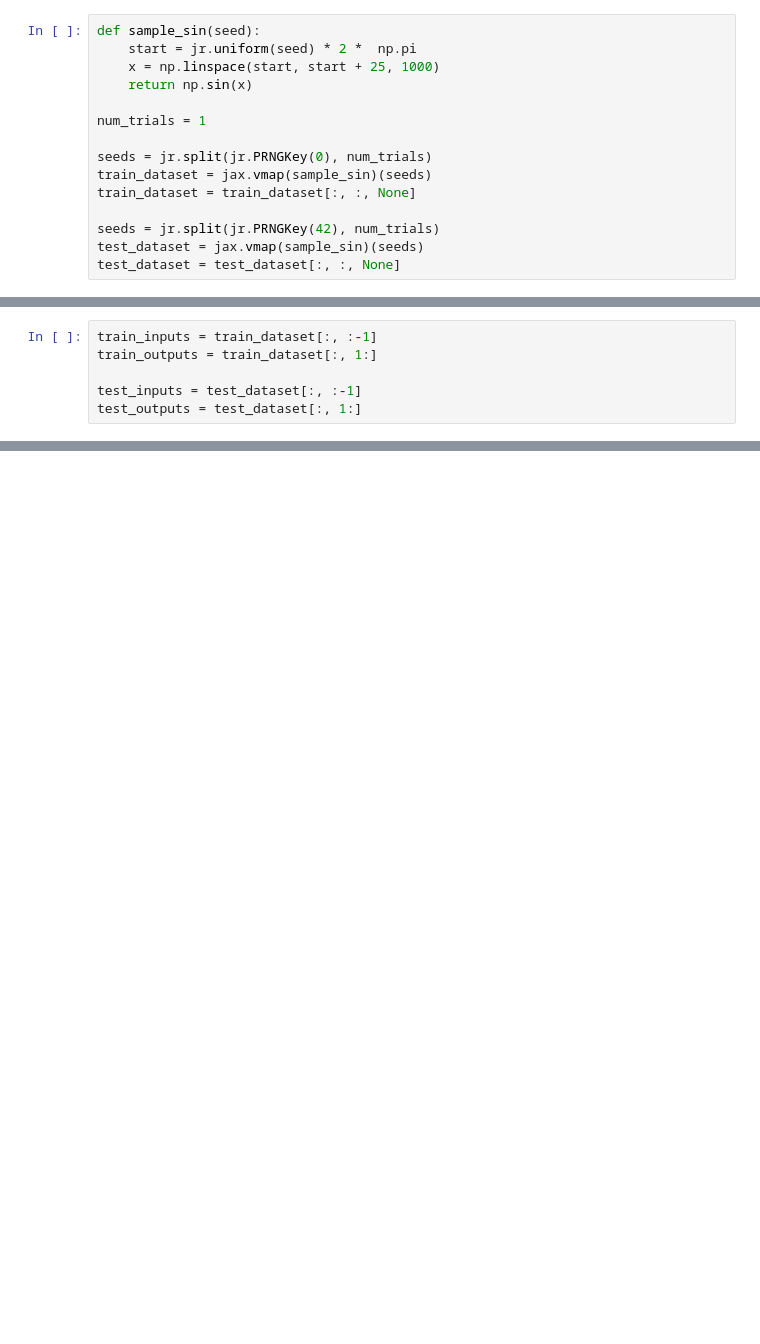
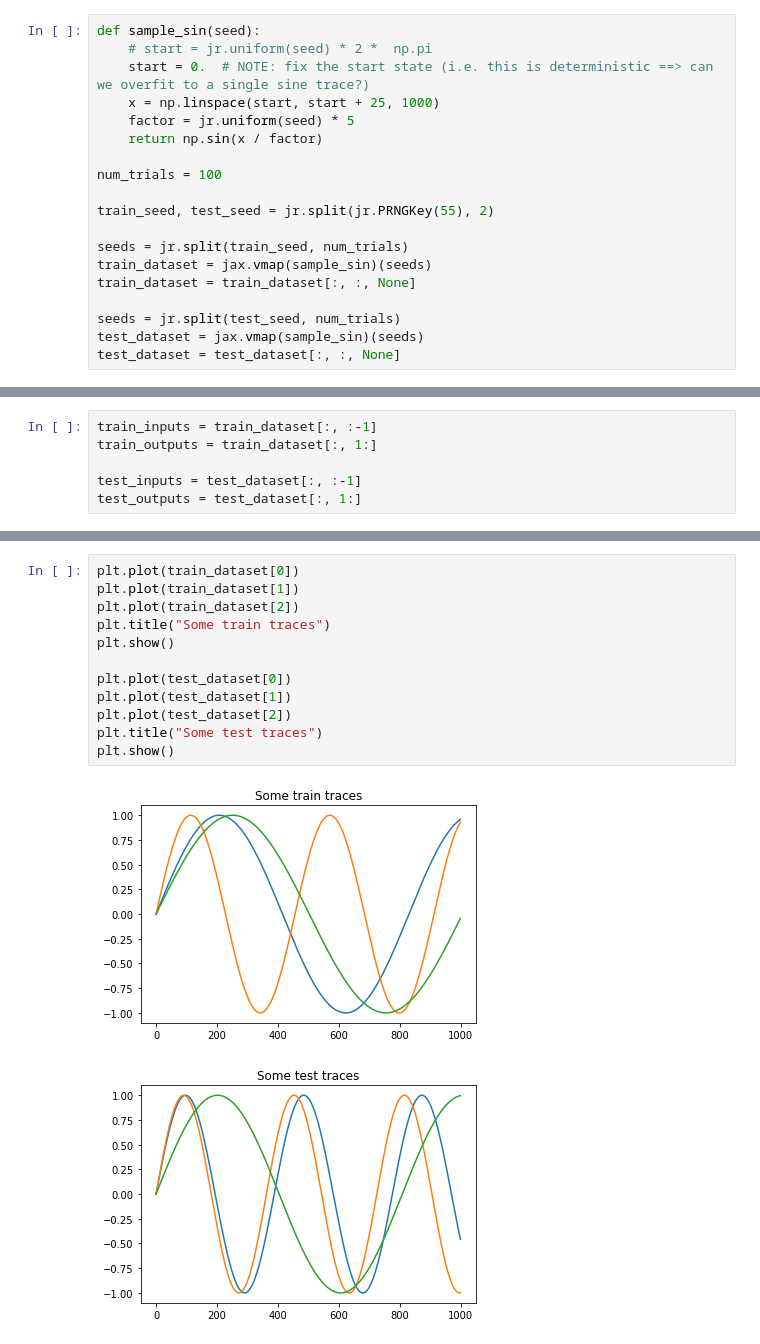
Before and after one commit to lindermanlab/ssm-jax, a Jupyter notebook: notebooks/scratch/rnn.ipynb, the cells around one changed output, grey strips where cells are left out. Cells and saved outputs as stored; diff of their text form; blank space fills up the shorter version.

```diff
--- a/notebooks/scratch/rnn.ipynb
+++ b/notebooks/scratch/rnn.ipynb
@@ -225,16 +179,20 @@ plt.show()
 ### On second thought, how about we try a sine function first?
 # %%
 def sample_sin(seed):
-    start = jr.uniform(seed) * 2 *  np.pi
+    # start = jr.uniform(seed) * 2 *  np.pi
+    start = 0.  # NOTE: fix the start state (i.e. this is deterministic ==> can we overfit to a single sine trace?)
     x = np.linspace(start, start + 25, 1000)
-    return np.sin(x)
+    factor = jr.uniform(seed) * 5
+    return np.sin(x / factor)
 
-num_trials = 1
+num_trials = 100
 
-seeds = jr.split(jr.PRNGKey(0), num_trials)
+train_seed, test_seed = jr.split(jr.PRNGKey(55), 2)
+
+seeds = jr.split(train_seed, num_trials)
 train_dataset = jax.vmap(sample_sin)(seeds)
 train_dataset = train_dataset[:, :, None]
 
-seeds = jr.split(jr.PRNGKey(42), num_trials)
+seeds = jr.split(test_seed, num_trials)
 test_dataset = jax.vmap(sample_sin)(seeds)
 test_dataset = test_dataset[:, :, None]
@@ -344,0 +210,15 @@ WARNING:matplotlib.legend:No handles with labels found to put in legend.
+# %%
+plt.plot(train_dataset[0])
+plt.plot(train_dataset[1])
+plt.plot(train_dataset[2])
+plt.title("Some train traces")
+plt.show()
+
+plt.plot(test_dataset[0])
+plt.plot(test_dataset[1])
+plt.plot(test_dataset[2])
+plt.title("Some test traces")
+plt.show()
+# %% [output]
+[figure, added]
+[figure, added]
```
Also changed, not shown: parts of 29 cells of this notebook, 2 other files.
